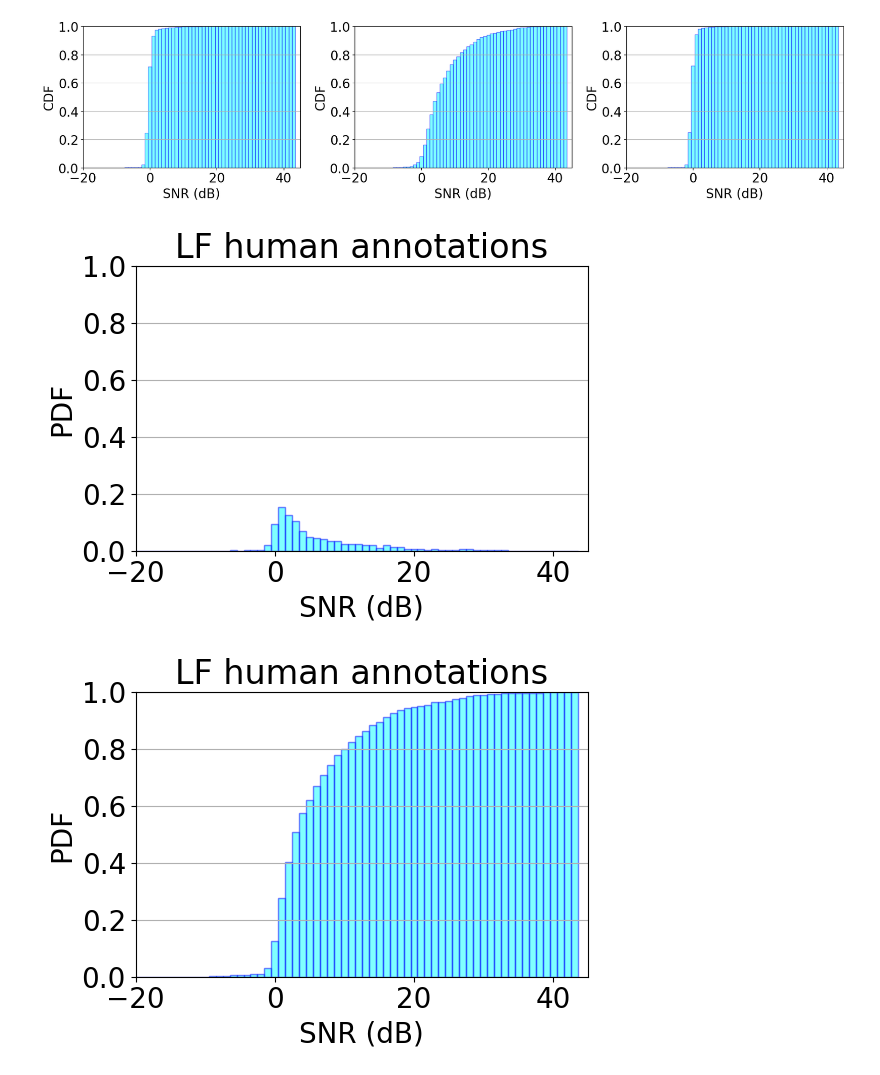
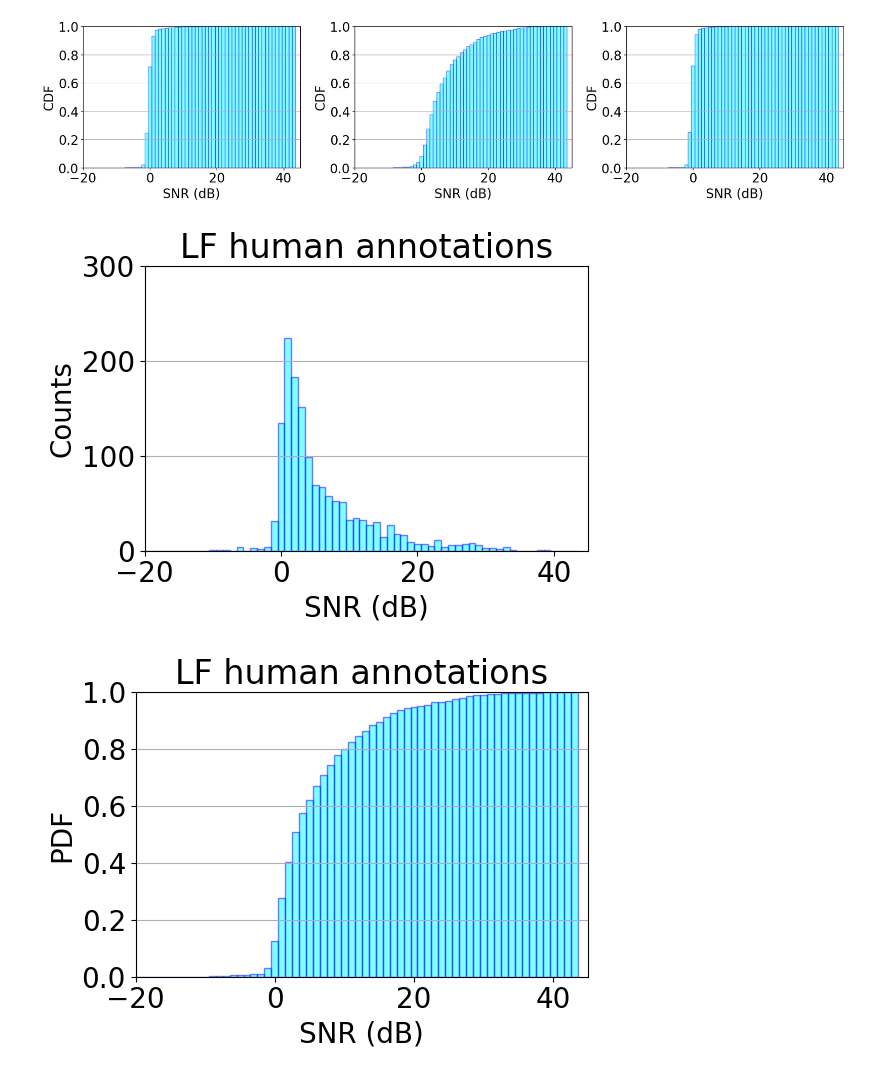
Before and after one commit to aditya-uw/bat-detector-msds, a Jupyter notebook: daily_notebooks/20250130__testing_thresholds_precision_recall_ALL_UBNA_files_12msTPclass_12msOVERLAP_rawHUMAN.ipynb, the cells around one changed output. Cells and saved outputs as stored; diff of their text form; code cells hidden in the pictures.

```diff
--- a/daily_notebooks/20250130__testing_thresholds_precision_recall_ALL_UBNA_files_12msTPclass_12msOVERLAP_rawHUMAN.ipynb
+++ b/daily_notebooks/20250130__testing_thresholds_precision_recall_ALL_UBNA_files_12msTPclass_12msOVERLAP_rawHUMAN.ipynb
@@ -425,0 +427,35 @@ plt.show()
+# %%
+fig, (ax1, ax2, ax3) = plt.subplots(1, 3, figsize=(18,4.5))
+plt.rcParams.update({'font.size':20})
+
+# fig.suptitle(f'All UBNA files, LF-group detections\npost-overlap-removal and refactored TP-classifier')
+
+ax = ax1
+counts, bins = np.histogram(lf_files_batdetct2_df['SNR'].values, bins=np.arange(-20, 45, 1))
+ax.bar(bins[:-1], counts, width=1, alpha=0.5, facecolor='cyan', edgecolor='blue')
+ax.set_xlim(-20, 45.0)
+ax.set_ylim(0, 61000)
+ax.grid(axis='y')
+ax.set_xlabel('SNR (dB)')
+ax.set_ylabel('Counts')
+
+ax = ax2
+counts, bins = np.histogram(lf_files_true_positives_batdetct2_df['SNR'].values, bins=np.arange(-20, 45, 1))
+ax.bar(bins[:-1], counts, width=1, alpha=0.5, facecolor='cyan', edgecolor='blue')
+ax.set_xlim(-20, 45.0)
+ax.set_ylim(0, 170)
+ax.grid(axis='y')
+ax.set_xlabel('SNR (dB)')
+ax.set_ylabel('Counts')
+
+ax = ax3
+counts, bins = np.histogram(lf_files_false_positives_batdetct2_df['SNR'].values, bins=np.arange(-20, 45, 1))
+ax.bar(bins[:-1], counts, width=1, alpha=0.5, facecolor='cyan', edgecolor='blue')
+ax.set_xlim(-20, 45.0)
+ax.set_ylim(0, 61000)
+ax.grid(axis='y')
+ax.set_xlabel('SNR (dB)')
+ax.set_ylabel('Counts')
+
+fig.tight_layout()
+plt.show()
@@ -500,21 +538,21 @@ plt.show()
 # %%
 fig, (ax) = plt.subplots(1, 1, figsize=(6,4.5))
 plt.rcParams.update({'font.size':20})
 
 # fig.suptitle(f'All UBNA files, LF-group detections\npost-overlap-removal and refactored TP-classifier')
 ax.set_title(f'LF human annotations')
 counts, bins = np.histogram(lf_files_human_df['adityas_method_snr_dB'].values, bins=np.arange(-20, 45, 1))
-ax.bar(bins[:-1], counts/np.sum(counts), width=1, alpha=0.5, facecolor='cyan', edgecolor='blue')
+ax.bar(bins[:-1], counts, width=1, alpha=0.5, facecolor='cyan', edgecolor='blue')
 ax.set_xlim(-20, 45.0)
-ax.set_ylim(0, 1.0)
+ax.set_ylim(0, 300)
 ax.grid(axis='y')
-ax.set_xlabel('SNR (dB)x')
-ax.set_ylabel('PDF')
+ax.set_xlabel('SNR (dB)')
+ax.set_ylabel('Counts')
 
 fig.tight_layout()
 plt.show()
 # %% [output]
-[figure, old version]
+[figure, new version]
 # %%
 fig, (ax) = plt.subplots(1, 1, figsize=(6,4.5))
 plt.rcParams.update({'font.size':20})
```
Also changed, not shown: parts of 7 cells of this notebook, 9 other files.
